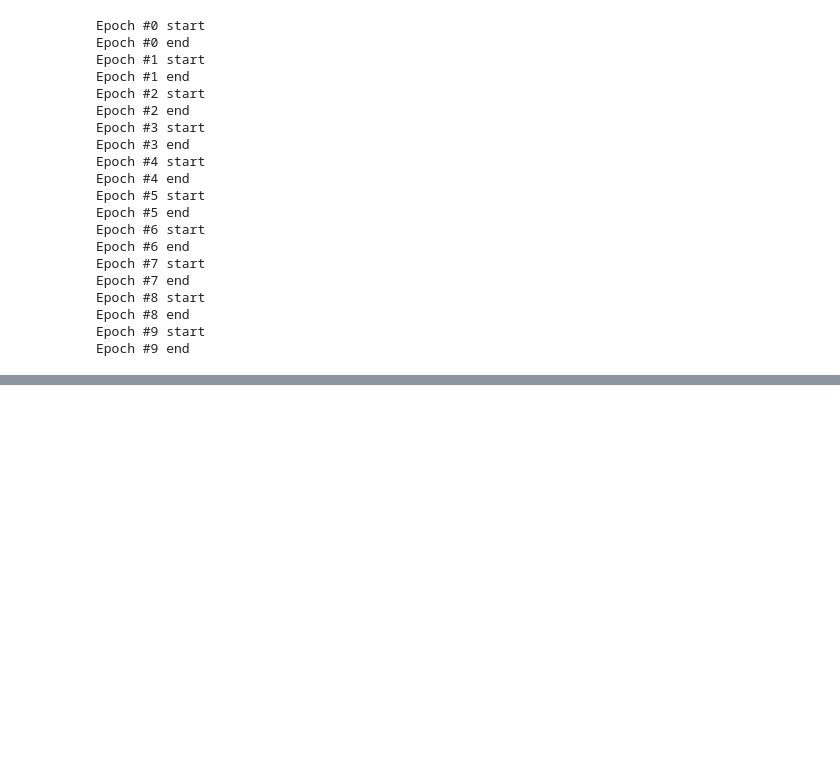
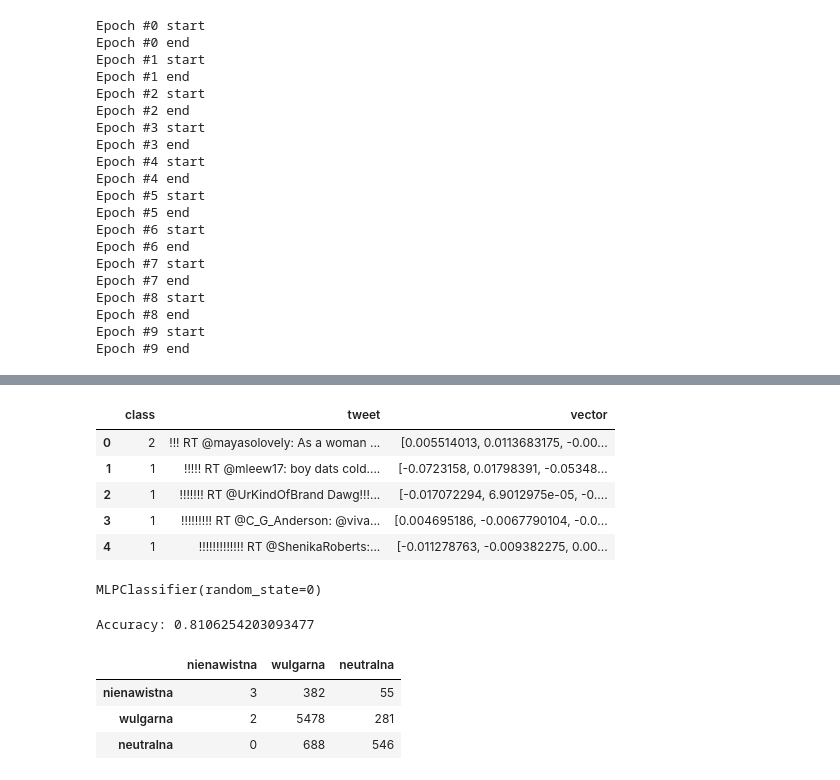
Before and after one commit to Hatulak/nlp-exercises, a Jupyter notebook: src/lesson5/Zadanie 5.ipynb, the cells around one changed output, grey strips where cells are left out. Drawn from its saved outputs; the diff is of its cells as text; code cells hidden in the pictures; blank space fills up the shorter version.

```diff
--- a/src/lesson5/Zadanie 5.ipynb
+++ b/src/lesson5/Zadanie 5.ipynb
@@ -318,0 +292,7 @@ model.wv.most_similar('god')
+# %%
+import pandas as pd
+from gensim.models.doc2vec import Doc2Vec, TaggedDocument
+
+df5 = pd.read_csv('hate_speech_twitter.csv')
+nlp = spacy.load('en_core_web_sm')
+df5.head()
@@ -318,0 +306,12 @@ model.wv.most_similar('god')
+# %%
+documents = []
+
+for index, row in df5.iterrows():
+    if index % 100 == 0:
+        print(index)
+    text = row['tweet']
+    doc = nlp(text)
+    doc_prepared = [token.lemma_.lower() for token in doc if not token.is_stop and token.is_alpha]
+    documents.append(TaggedDocument(doc_prepared, ['TWEET_%s' %index]))
+
+documents[0]
@@ -318,0 +337,6 @@ model.wv.most_similar('god')
+# %%
+epoch_logger = EpochLogger()
+modelDoc2Vec = Doc2Vec(documents, size=embedding_size, window=5, min_count=1,
+                    iter=10,
+                    workers = cores,
+                    callbacks=[epoch_logger])
@@ -318,0 +378,16 @@ model.wv.most_similar('god')
+# %%
+vectorized_tweets = []
+for idx in range(0,df5.shape[0]):
+    vectorized_tweets.append(modelDoc2Vec.docvecs['TWEET_%s' %idx])
+
+df5['vector'] = vectorized_tweets
+
+df5.to_csv("doc2vec_tweets.csv", index=False, sep=',')
+df5.head()
+# %% [output]
+|  | class | tweet | vector |
+| 0 | 2 | !!! RT @mayasolovely: As a woman ... | [0.005514013, 0.0113683175, -0.00... |
+| 1 | 1 | !!!!! RT @mleew17: boy dats cold.... | [-0.0723158, 0.01798391, -0.05348... |
+| 2 | 1 | !!!!!!! RT @UrKindOfBrand Dawg!!!... | [-0.017072294, 6.9012975e-05, -0.... |
+| 3 | 1 | !!!!!!!!! RT @C_G_Anderson: @viva... | [0.004695186, -0.0067790104, -0.0... |
+| 4 | 1 | !!!!!!!!!!!!! RT @ShenikaRoberts:... | [-0.011278763, -0.009382275, 0.00... |
@@ -318,0 +406,23 @@ model.wv.most_similar('god')
+# %%
+clf.fit(train_x, train_y)
+# %% [output]
+MLPClassifier(random_state=0)
+# %%
+print('Accuracy:', clf.score(test_x, test_y))
+# %% [output]
+Accuracy: 0.8106254203093477
+# %%
+from sklearn.metrics import confusion_matrix
+
+test_prediction = clf.predict(test_x)
+
+cm = confusion_matrix(test_y, test_prediction)
+cm_labels = ["nienawistna ", "wulgarna ","neutralna "]
+df_cm = pd.DataFrame(cm, index = cm_labels,
+                  columns = cm_labels)
+df_cm
+# %% [output]
+|  | nienawistna | wulgarna | neutralna |
+| nienawistna | 3 | 382 | 55 |
+| wulgarna | 2 | 5478 | 281 |
+| neutralna | 0 | 688 | 546 |
```
Also changed, not shown: parts of 19 cells of this notebook.
